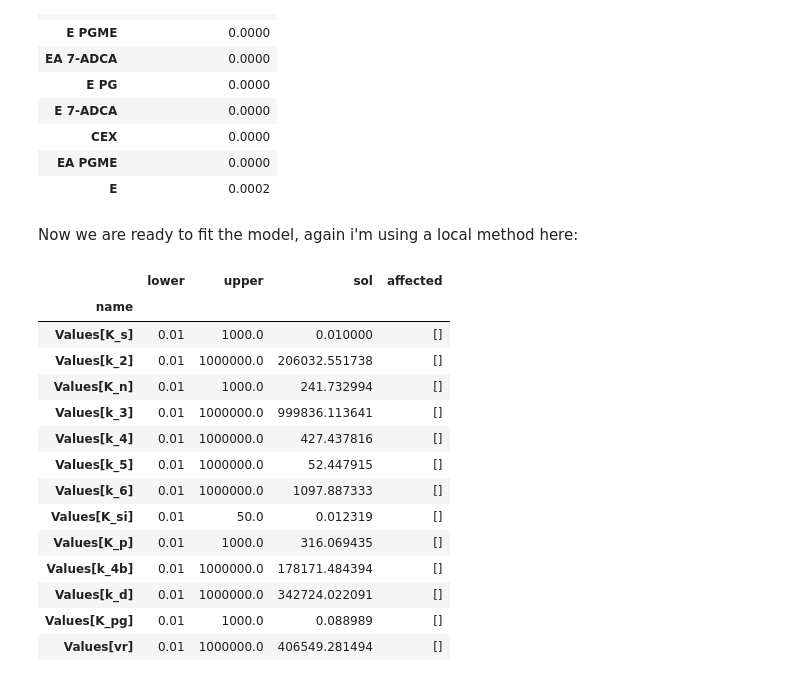
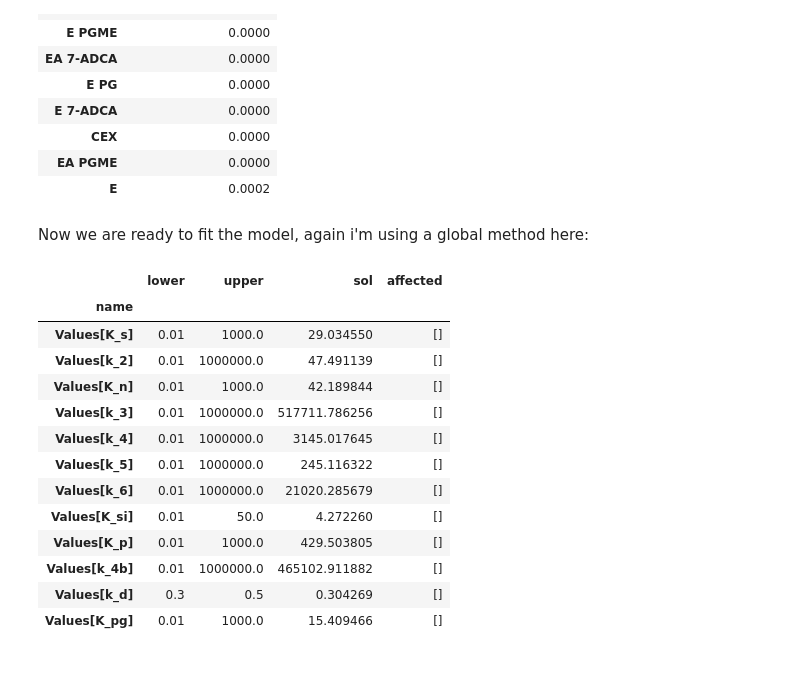
Before and after one commit to EnzymeML/Lauterbach_2022, a Jupyter notebook: Scenario5/ModelingInCopasi.ipynb, the cells around one changed output. Cells and saved outputs as stored; diff of their text form; code cells hidden in the pictures.

```diff
--- a/Scenario5/ModelingInCopasi.ipynb
+++ b/Scenario5/ModelingInCopasi.ipynb
@@ -379,25 +433,24 @@ get_species()[['initial_concentration']]
 | EA PGME | 0.0000 |
 | E | 0.0002 |
 # %% [markdown]
-Now we are ready to fit the model, again i'm using a local method here:
+Now we are ready to fit the model, again i'm using a global method here:
 # %%
-run_parameter_estimation(method=PE.PARTICLE_SWARM, update_model=True)
+run_parameter_estimation(method=PE.EVOLUTIONARY_STRATEGY_SRES, update_model=True)
 # %% [output]
 |  | lower | upper | sol | affected |
 | name |  |  |  |  |
-| Values[K_s] | 0.01 | 1000.0 | 0.010000 | [] |
-| Values[k_2] | 0.01 | 1000000.0 | 206032.551738 | [] |
-| Values[K_n] | 0.01 | 1000.0 | 241.732994 | [] |
-| Values[k_3] | 0.01 | 1000000.0 | 999836.113641 | [] |
-| Values[k_4] | 0.01 | 1000000.0 | 427.437816 | [] |
-| Values[k_5] | 0.01 | 1000000.0 | 52.447915 | [] |
-| Values[k_6] | 0.01 | 1000000.0 | 1097.887333 | [] |
-| Values[K_si] | 0.01 | 50.0 | 0.012319 | [] |
-| Values[K_p] | 0.01 | 1000.0 | 316.069435 | [] |
-| Values[k_4b] | 0.01 | 1000000.0 | 178171.484394 | [] |
-| Values[k_d] | 0.01 | 1000000.0 | 342724.022091 | [] |
-| Values[K_pg] | 0.01 | 1000.0 | 0.088989 | [] |
-| Values[vr] | 0.01 | 1000000.0 | 406549.281494 | [] |
+| Values[K_s] | 0.01 | 1000.0 | 29.034550 | [] |
+| Values[k_2] | 0.01 | 1000000.0 | 47.491139 | [] |
+| Values[K_n] | 0.01 | 1000.0 | 42.189844 | [] |
+| Values[k_3] | 0.01 | 1000000.0 | 517711.786256 | [] |
+| Values[k_4] | 0.01 | 1000000.0 | 3145.017645 | [] |
+| Values[k_5] | 0.01 | 1000000.0 | 245.116322 | [] |
+| Values[k_6] | 0.01 | 1000000.0 | 21020.285679 | [] |
+| Values[K_si] | 0.01 | 50.0 | 4.272260 | [] |
+| Values[K_p] | 0.01 | 1000.0 | 429.503805 | [] |
+| Values[k_4b] | 0.01 | 1000000.0 | 465102.911882 | [] |
+| Values[k_d] | 0.3 | 0.5 | 0.304269 | [] |
+| Values[K_pg] | 0.01 | 1000.0 | 15.409466 | [] |
 # %%
 plots_ma = plot_per_experiment();
 # %% [output]
```
Also changed, not shown: parts of 32 cells of this notebook.
